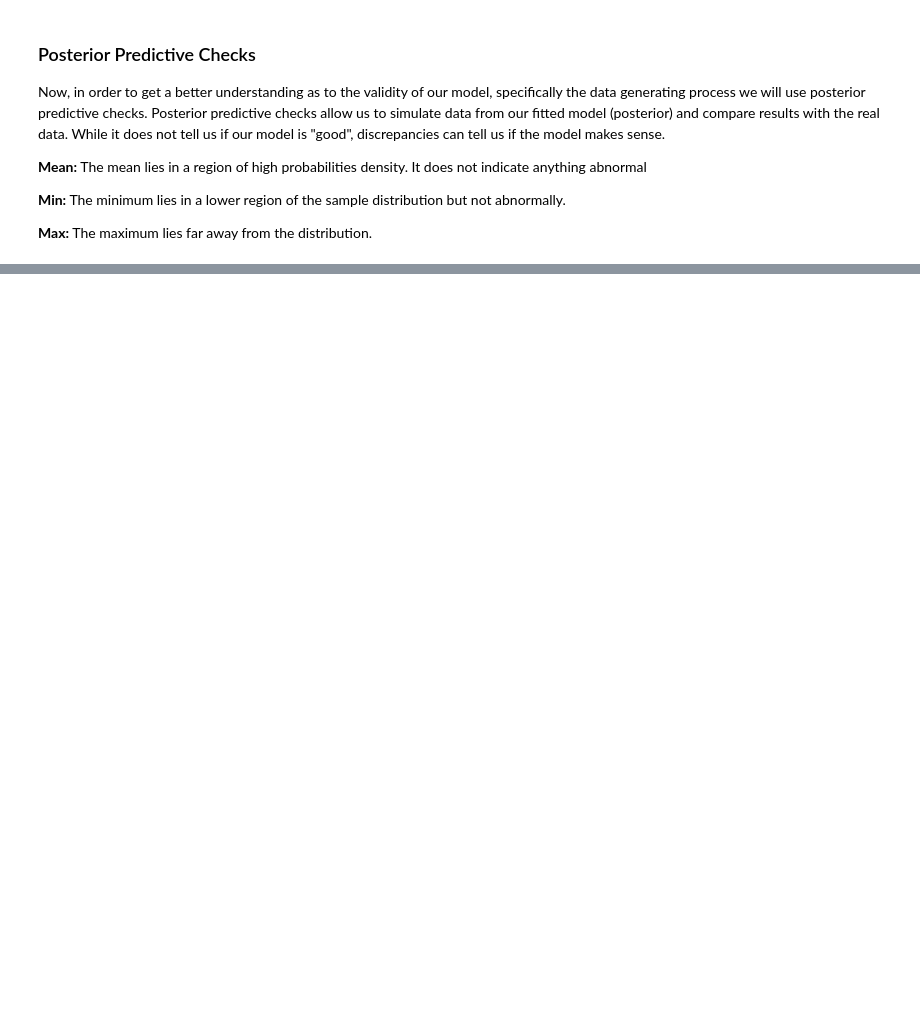
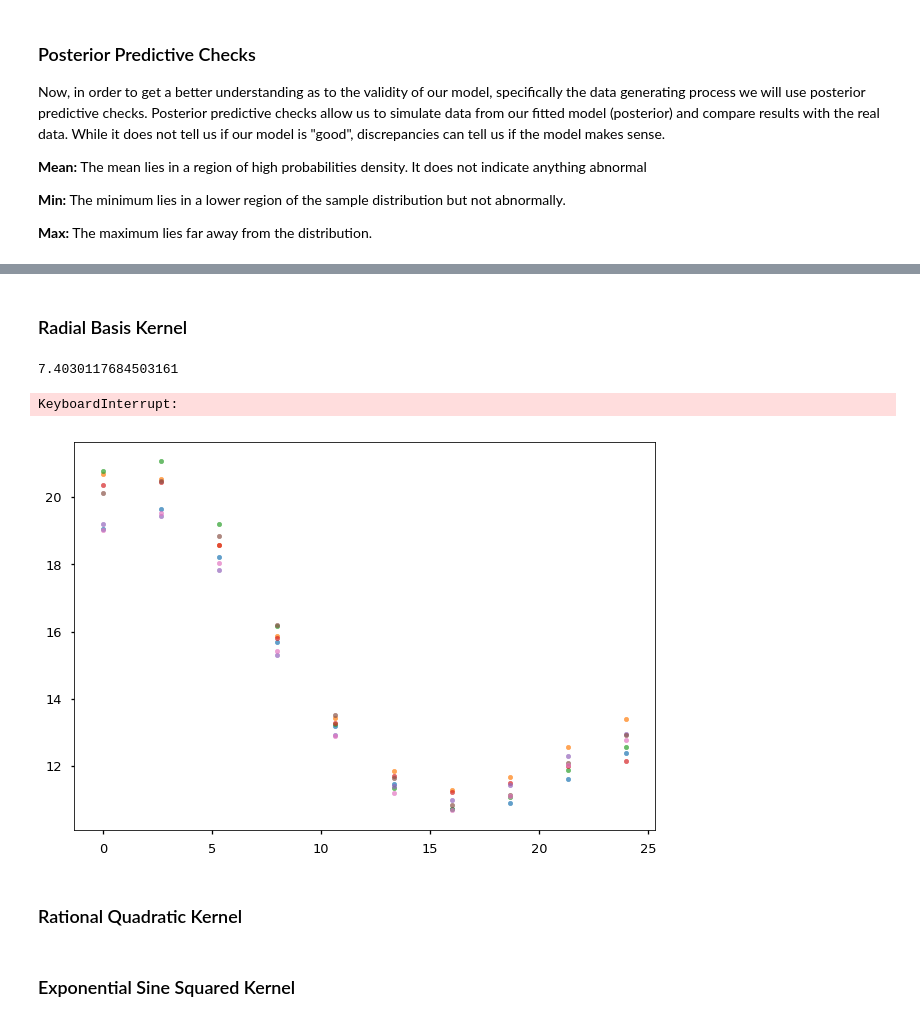
Before and after one commit to colby-j-wise/Probabilistic_Programming, a Jupyter notebook: FinalProject_GLM.ipynb, the cells around one changed output, grey strips where cells are left out. Cells and saved outputs as stored; diff of their text form; code cells hidden in the pictures; blank space fills up the shorter version.

```diff
--- a/FinalProject_GLM.ipynb
+++ b/FinalProject_GLM.ipynb
@@ -299,0 +350,60 @@ plt.show()
+# %% [markdown]
+### Radial Basis Kernel
+# %%
+def gp_reg_invert_K(x, y, x_star, kernel, kernel_params=[]):
+    N = tf.cast(x.get_shape()[0], tf.int32).eval(session=tf.Session())
+    K = kernel(x, x, *kernel_params)
+    k_star = kernel(x_star, x, *kernel_params)
+    k_star_star = kernel(x_star, x_star, *kernel_params)
+    mu_n, sigma_n_sqr = tf.nn.moments(y, 1)
+    K_noisy = K + sigma_n_sqr * tf.eye(N, dtype=tf.float64)
+    K_noisy_inv = tf.matrix_inverse(K_noisy)
+    f_bar = tf.matmul(tf.matmul(k_star, K_noisy_inv), y)
+    tmp = tf.matmul(tf.matmul(k_star, K_noisy_inv), k_star, transpose_b=True)
+    v = k_star_star - tmp
+
+    k_y = kernel(y, y, *kernel_params)
+    y_k_y = tf.matmul(tf.matmul(y, k_y, transpose_a=True), y)
+    first = - 0.5 * y_k_y
+    second = - 0.5 * tf.log(tf.norm(k_y))
+    third = tf.cast(- tf.cast(N, dtype=tf.float32) / 2 * tf.log(2 * np.pi), dtype=tf.float64)
+    logp = first + second + third
+
+    return f_bar, v, logp
+
+y = tf.constant(y_train_raw.as_matrix())
+x = tf.constant(x_train)
+x_star = tf.constant(x_test)
+
+f, v, logp = gp_reg_invert_K(x, y, x_star, kernels.rbf)
+mean = np.reshape(f.eval(session=tf.Session()), -1)
+covariance = v.eval(session=tf.Session())
+sample = np.random.multivariate_normal(mean, covariance)
+
+err = np.abs(sample - y_test_raw.as_matrix())
+err.mean()
+# %% [output]
+7.4030117684503161
+# %%
+def vis_gp(x, y, kernel, indicator_cols, num_samples, kernel_params=[], interp_pnts=100):
+    times = np.linspace(0, 24, interp_pnts)
+    x_vis = pd.DataFrame({i: [0.0] * interp_pnts for i in indicator_cols})
+    x_vis["pickup_hour"] = times
+    x_vis["pickup_timestamp"] = x_vis["pickup_hour"].apply(lambda x: pd.to_datetime(x, unit="s").hour)
+    x_vis_stdzd = data.standardize_cols(x_vis).fillna(0.0)
+    for i in range(num_samples - 1):
+        f, v, logp = gp_reg_invert_K(x, y, x_vis_stdzd, kernel)
+        mean = np.reshape(f.eval(session=tf.Session()), -1)
+        covariance = v.eval(session=tf.Session())
+        samples = np.random.multivariate_normal(mean, covariance)
+        plt.scatter(x=times, y=samples, marker=".", alpha=0.7, cmap=0.5)
+    plt.xlabel("Pickup Hour")
+    plt.ylabel("Trip Duration")
+    plt.show()
+
+vis_gp(x, y, kernels.rbf, indicator_cols, 15, interp_pnts=10)
+# %% [output]
+KeyboardInterrupt:
+[figure, added]
+# %% [markdown]
+### Rational Quadratic Kernel
@@ -299,0 +461,2 @@ plt.show()
+# %% [markdown]
+### Exponential Sine Squared Kernel
```
Also changed, not shown: parts of 17 cells of this notebook.
